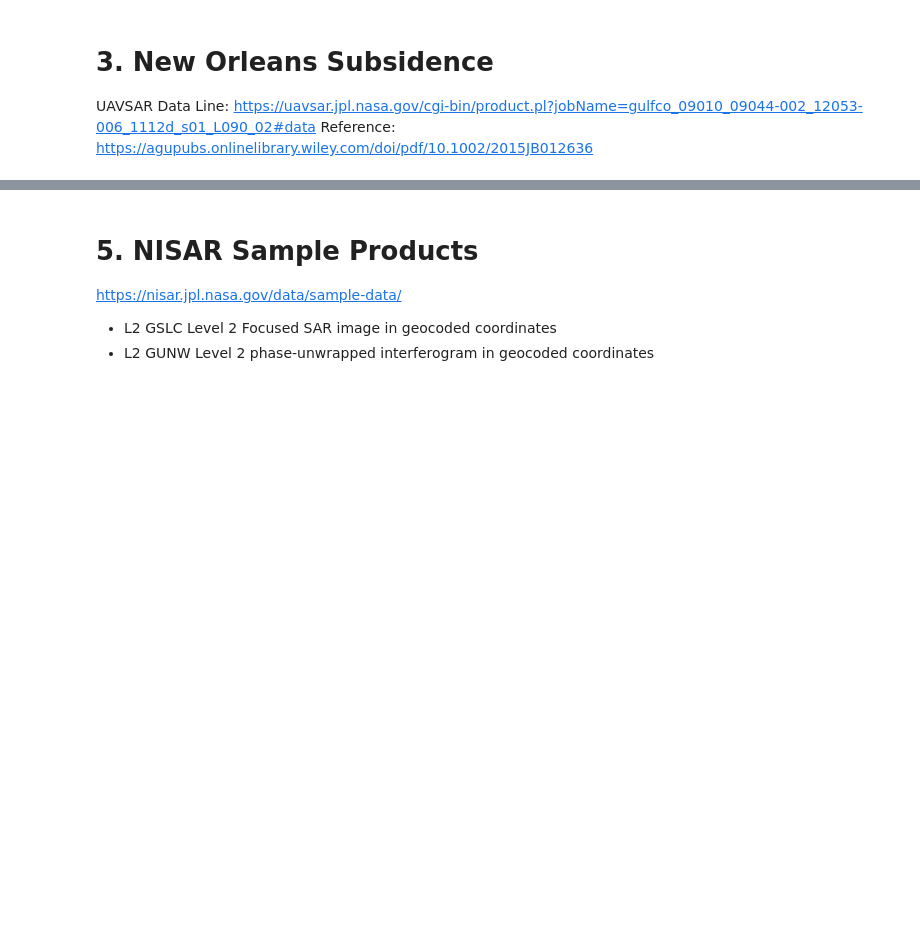
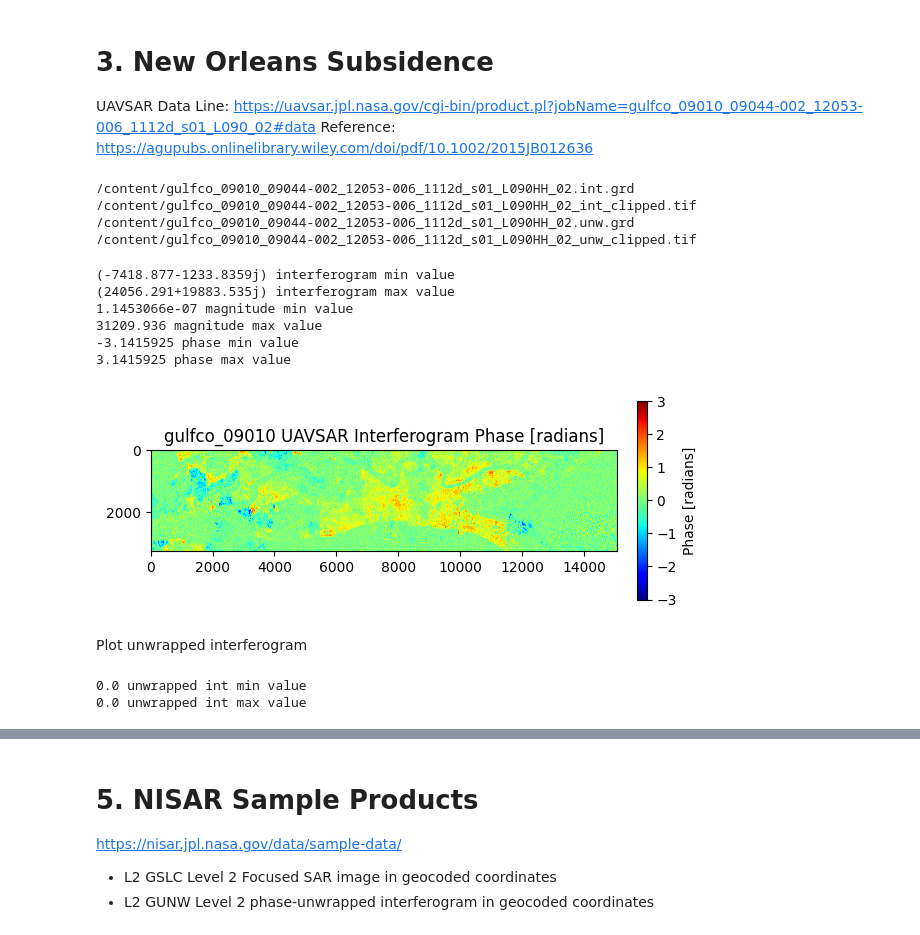
Before and after one commit to anniepeacock/DANSAR, a Jupyter notebook: nisar/Subsidence_NISAR.ipynb, the cells around one changed output, grey strips where cells are left out. Drawn from its saved outputs; the diff is of its cells as text; code cells hidden in the pictures; blank space fills up the shorter version.

```diff
--- a/nisar/Subsidence_NISAR.ipynb
+++ b/nisar/Subsidence_NISAR.ipynb
@@ -274,0 +295,50 @@ Reference: https://agupubs.onlinelibrary.wiley.com/doi/pdf/10.1002/2015JB012636
+# %%
+# Process int files
+process_int_files(input_directory, output_directory, 'gulfco_09010', window, projection)
+
+# Process unw files
+process_unw_files(input_directory, output_directory, 'gulfco_09010', window, projection)
+# %% [output]
+/content/gulfco_09010_09044-002_12053-006_1112d_s01_L090HH_02.int.grd
+/content/gulfco_09010_09044-002_12053-006_1112d_s01_L090HH_02_int_clipped.tif
+/content/gulfco_09010_09044-002_12053-006_1112d_s01_L090HH_02.unw.grd
+/content/gulfco_09010_09044-002_12053-006_1112d_s01_L090HH_02_unw_clipped.tif
+# %%
+grd_int = rio.open('/content/gulfco_09010_09044-002_12053-006_1112d_s01_L090HH_02_int_clipped.tif')
+grd_int = grd_int.read(1)
+grd_int[grd_int == 0] = np.nan #set 0 to nan
+print(np.nanmin(grd_int), 'interferogram min value')
+print(np.nanmax(grd_int), 'interferogram max value')
+
+magnitude = np.abs(grd_int)
+phase = np.angle(grd_int)
+print(np.nanmin(magnitude), 'magnitude min value')
+print(np.nanmax(magnitude), 'magnitude max value')
+
+print(np.nanmin(phase), 'phase min value')
+print(np.nanmax(phase), 'phase max value')
+# %% [output]
+(-7418.877-1233.8359j) interferogram min value
+(24056.291+19883.535j) interferogram max value
+1.1453066e-07 magnitude min value
+31209.936 magnitude max value
+-3.1415925 phase min value
+3.1415925 phase max value
+# %%
+plt.imshow(phase, vmin=-3, vmax=3, cmap='jet')
+plt.title('gulfco_09010 UAVSAR Interferogram Phase [radians]')
+plt.colorbar(label='Phase [radians]', fraction=0.02, pad=0.04)
+plt.show()
+# %% [output]
+[figure, added]
+# %% [markdown]
+Plot unwrapped interferogram
+# %%
+grd_unw = rio.open('gulfco_09010_09044-002_12053-006_1112d_s01_L090HH_02_unw_clipped.tif')
+grd_unw = grd_unw.read(1)
+grd_unw[grd_unw == 0] = np.nan #set 0 to nan
+print(np.nanmin(grd_unw), 'unwrapped int min value')
+print(np.nanmax(grd_unw), 'unwrapped int max value')
+# %% [output]
+0.0 unwrapped int min value
+0.0 unwrapped int max value
```
Also changed, not shown: parts of 17 cells of this notebook.
